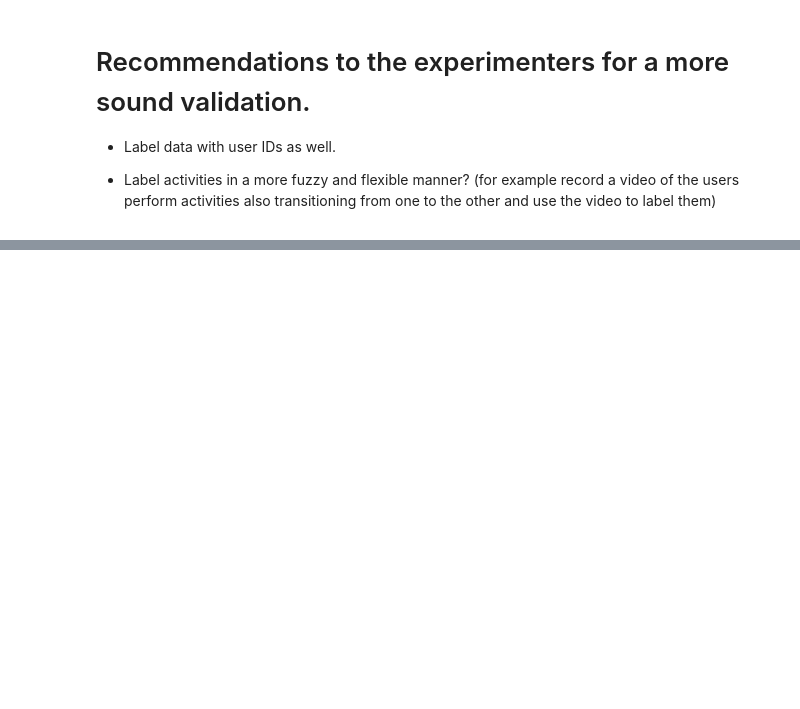
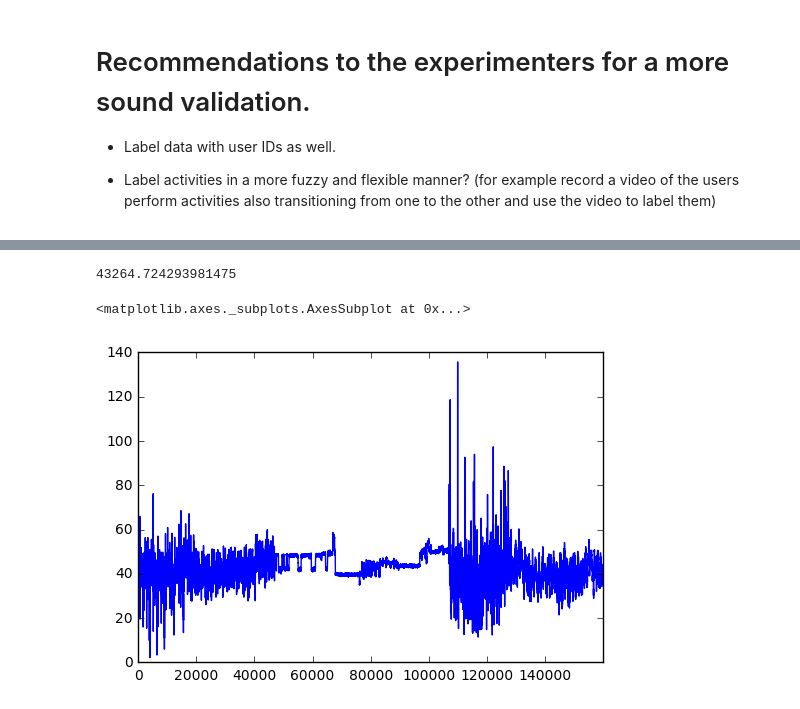
Before and after one commit to AndreaMassari/activity_recognition, a Jupyter notebook: Activity_Recognition.ipynb, the cells around one changed output, grey strips where cells are left out. Cells and saved outputs as stored; diff of their text form; code cells hidden in the pictures; blank space fills up the shorter version.

```diff
--- a/Activity_Recognition.ipynb
+++ b/Activity_Recognition.ipynb
@@ -171,13 +171,14 @@ time_stamp=False
 #this option will keep the time stamp within or without of the features, in case you want to check what happens
 # when you include it, just toggle that to 'True'
 init=1-int(time_stamp)
+end=-4
 
 x,y,y_loc=[],[],[]
 
 for i,df in enumerate([df_wrist,df_arm,df_belt,df_pocket]):
     #x is a list of numpy arrays containing the features, the first 4 arrays have each one the contents from one
     #different location, the fifth array has all the 4 arrays concatenated together
-    x+=[np.array(df.iloc[:,init:-1])]
+    x+=[np.array(df.iloc[:,init:end])]
     #y has the labels for the corresponding activities
     y+=[np.array(df.iloc[:,-1])]
     #y_loc has the labels (4) for location
@@ -211,0 +265,2 @@ for xx,yy in zip(x,y):
+# %%
+x,y=dataprep()
@@ -393,0 +490,13 @@ We can assert with some confidence that our model: a random-forest multi-output
+# %%
+def magnitude(df,ax,ay,az):
+    return (df[ax].apply(lambda x:x**2)+df[ay].apply(lambda x:x**2)+df[az].apply(lambda x:x**2)).apply(lambda x:np.sqrt(x))
+# %%
+1364396345335/3600/24/365
+# %% [output]
+43264.724293981475
+# %%
+%matplotlib inline
+magnitude(df_wrist,"Mx","My","Mz").plot()
+# %% [output]
+<matplotlib.axes._subplots.AxesSubplot at 0x...>
+[figure, added]
```
Also changed, not shown: parts of 12 cells of this notebook.
